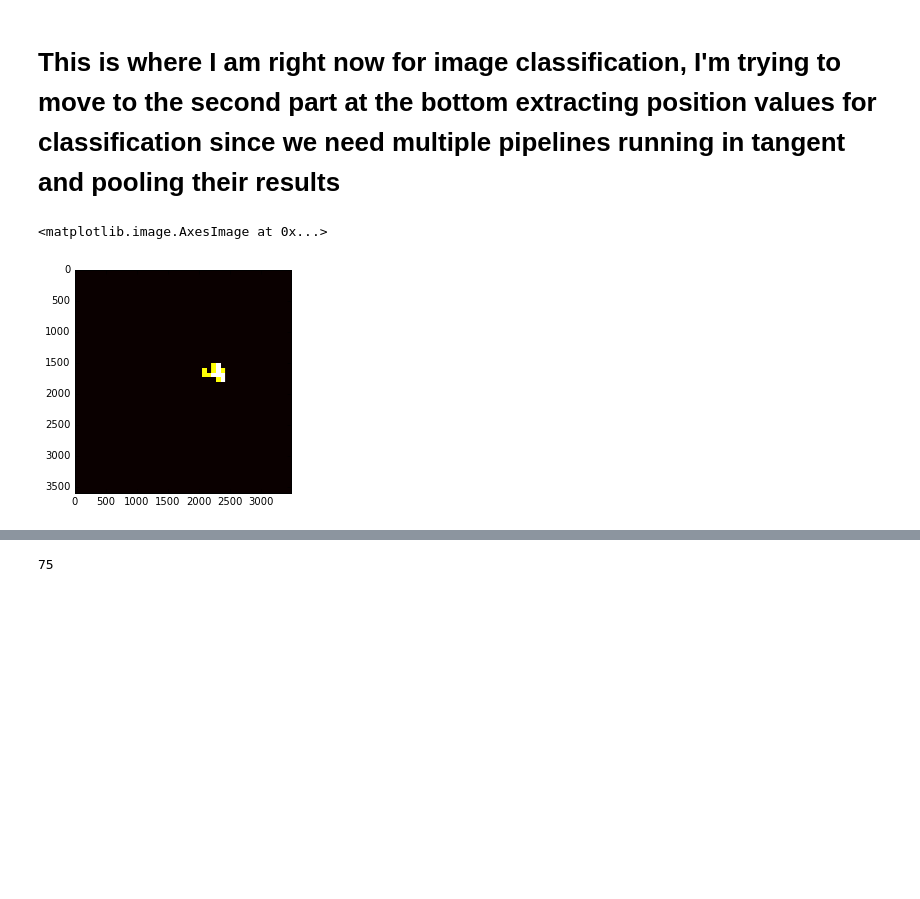
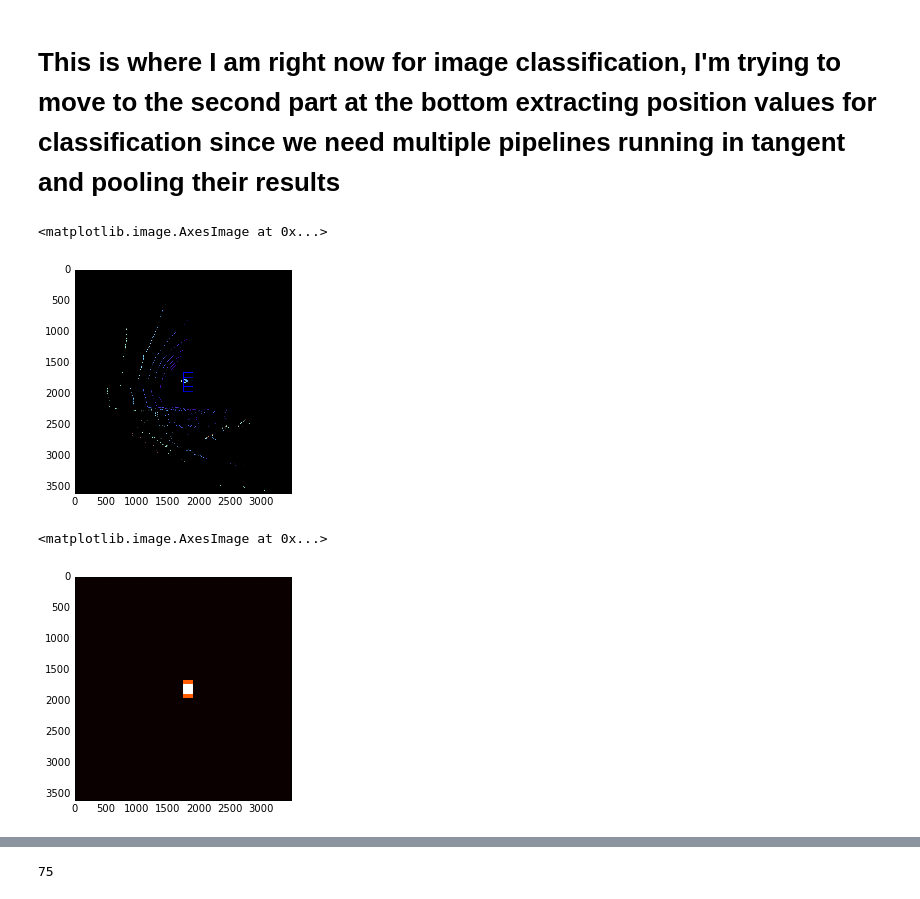
Before and after one commit to moe-elsadig/DidiChallengeHelperScripts, a Jupyter notebook: DiDi_Dataset2/Feature_extraction_from_velo_points.ipynb, the cells around one changed output, grey strips where cells are left out. Cells and saved outputs as stored; diff of their text form; code cells hidden in the pictures; blank space fills up the shorter version.

```diff
--- a/DiDi_Dataset2/Feature_extraction_from_velo_points.ipynb
+++ b/DiDi_Dataset2/Feature_extraction_from_velo_points.ipynb
@@ -800,6 +619,7 @@ def pred_window(window):
 def search_windows(img):
 
     global current_img
+    global global_windows
 
     current_img = img
     #1) Create an empty list to receive positive detection windows
@@ -808,34 +628,38 @@ def search_windows(img):
     pos_preds = []
     for window in global_windows:
         pos_preds.append(pred_window(window))
 
 #     pool = ThreadPool(20)
 #     pos_preds = pool.map(pred_window, global_windows)
 
 #     #close the pool and wait for the work to finish
 #     pool.close()
 #     pool.join()
 
     for i in range(len(pos_preds)):
         if pos_preds[i] == True:
             on_windows.append(global_windows[i])
 
     #8) Return windows for positive detections
     return on_windows
 
 
 #sample image parameters
 
-image = img_full
+image = np.copy(img_full)
 draw_image = np.copy(image)
+
 image = image.astype(np.float32)/255
 
 hot_windows = search_windows(img_full)
 
 window_img = draw_boxes(draw_image, hot_windows, color=(0, 0, 255), thick=6)
 
 plt.imshow(window_img)
 # plt.imsave("output_image.png", window_img)
+# %% [output]
+<matplotlib.image.AxesImage at 0x...>
+[figure, added]
 # %%
 from scipy.ndimage.measurements import label
 
@@ -890,7 +714,7 @@ heat = add_heat(heat,hot_windows)
 
 # Apply threshold to help remove false positives
 # The threshold value used is just for visualisation and should be changed to an optimal value
-heat = apply_threshold(heat,2)
+heat = apply_threshold(heat,0)
 
 # Visualize the heatmap when displaying
 heatmap = np.clip(heat, 0, 255)
@@ -902,7 +726,7 @@ draw_img = draw_labeled_bboxes(np.copy(image), labels)
 plt.imshow(heatmap, cmap='hot')
 # %% [output]
 <matplotlib.image.AxesImage at 0x...>
-[figure, old version]
+[figure, new version]
 # %%
 plt.imshow(draw_img)
 # plt.imsave("boxes_image.png",draw_img)
```
Also changed, not shown: parts of 36 cells of this notebook.
